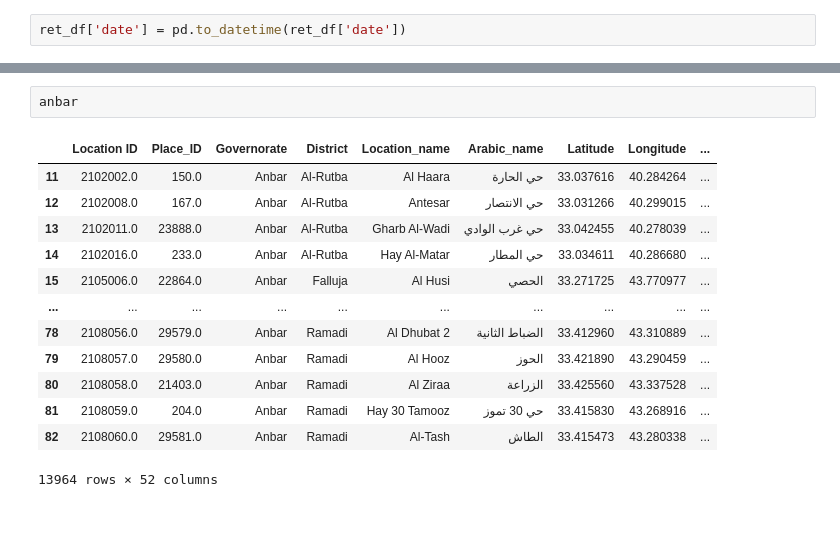
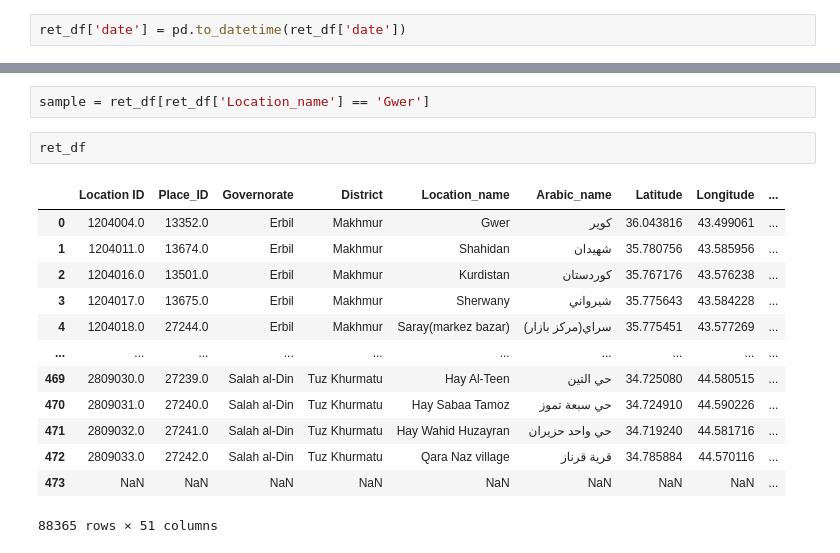
Before and after one commit to mcdimant/refugee_predictive_model, a Jupyter notebook: src/iraq_refugee_model.ipynb, the cells around one changed output, grey strips where cells are left out. Cells and saved outputs as stored; diff of their text form; blank space fills up the shorter version.

```diff
--- a/src/iraq_refugee_model.ipynb
+++ b/src/iraq_refugee_model.ipynb
@@ -82,16 +70,18 @@ ax.scatter(anbar['date'], anbar['Returnee Families'])
-# %%
-anbar
-# %% [output]
-|  | Location ID | Place_ID | Governorate | District | Location_name | Arabic_name | Latitude | Longitude | ... |
-| 11 | 2102002.0 | 150.0 | Anbar | Al-Rutba | Al Haara | حي الحارة | 33.037616 | 40.284264 | ... |
-| 12 | 2102008.0 | 167.0 | Anbar | Al-Rutba | Antesar | حي الانتصار | 33.031266 | 40.299015 | ... |
-| 13 | 2102011.0 | 23888.0 | Anbar | Al-Rutba | Gharb Al-Wadi | حي غرب الوادي | 33.042455 | 40.278039 | ... |
-| 14 | 2102016.0 | 233.0 | Anbar | Al-Rutba | Hay Al-Matar | حي المطار | 33.034611 | 40.286680 | ... |
-| 15 | 2105006.0 | 22864.0 | Anbar | Falluja | Al Husi | الحصي | 33.271725 | 43.770977 | ... |
-| ... | ... | ... | ... | ... | ... | ... | ... | ... | ... |
-| 78 | 2108056.0 | 29579.0 | Anbar | Ramadi | Al Dhubat 2 | الضباط الثانية | 33.412960 | 43.310889 | ... |
-| 79 | 2108057.0 | 29580.0 | Anbar | Ramadi | Al Hooz | الحوز | 33.421890 | 43.290459 | ... |
-| 80 | 2108058.0 | 21403.0 | Anbar | Ramadi | Al Ziraa | الزراعة | 33.425560 | 43.337528 | ... |
-| 81 | 2108059.0 | 204.0 | Anbar | Ramadi | Hay 30 Tamooz | حي 30 تموز | 33.415830 | 43.268916 | ... |
-| 82 | 2108060.0 | 29581.0 | Anbar | Ramadi | Al-Tash | الطاش | 33.415473 | 43.280338 | ... |
-13964 rows × 52 columns
+# %%
+sample = ret_df[ret_df['Location_name'] == 'Gwer']
+# %%
+ret_df
+# %% [output]
+|  | Location ID | Place_ID | Governorate | District | Location_name | Arabic_name | Latitude | Longitude | ... |
+| 0 | 1204004.0 | 13352.0 | Erbil | Makhmur | Gwer | كوير | 36.043816 | 43.499061 | ... |
+| 1 | 1204011.0 | 13674.0 | Erbil | Makhmur | Shahidan | شهيدان | 35.780756 | 43.585956 | ... |
+| 2 | 1204016.0 | 13501.0 | Erbil | Makhmur | Kurdistan | كوردستان | 35.767176 | 43.576238 | ... |
+| 3 | 1204017.0 | 13675.0 | Erbil | Makhmur | Sherwany | شيرواني | 35.775643 | 43.584228 | ... |
+| 4 | 1204018.0 | 27244.0 | Erbil | Makhmur | Saray(markez bazar) | سراي(مركز بازار) | 35.775451 | 43.577269 | ... |
+| ... | ... | ... | ... | ... | ... | ... | ... | ... | ... |
+| 469 | 2809030.0 | 27239.0 | Salah al-Din | Tuz Khurmatu | Hay Al-Teen | حي التين | 34.725080 | 44.580515 | ... |
+| 470 | 2809031.0 | 27240.0 | Salah al-Din | Tuz Khurmatu | Hay Sabaa Tamoz | حي سبعة تموز | 34.724910 | 44.590226 | ... |
+| 471 | 2809032.0 | 27241.0 | Salah al-Din | Tuz Khurmatu | Hay Wahid Huzayran | حي واحد حزيران | 34.719240 | 44.581716 | ... |
+| 472 | 2809033.0 | 27242.0 | Salah al-Din | Tuz Khurmatu | Qara Naz village | قرية قرناز | 34.785884 | 44.570116 | ... |
+| 473 | NaN | NaN | NaN | NaN | NaN | NaN | NaN | NaN | ... |
+88365 rows × 51 columns
```
Also changed, not shown: parts of 10 cells of this notebook.
